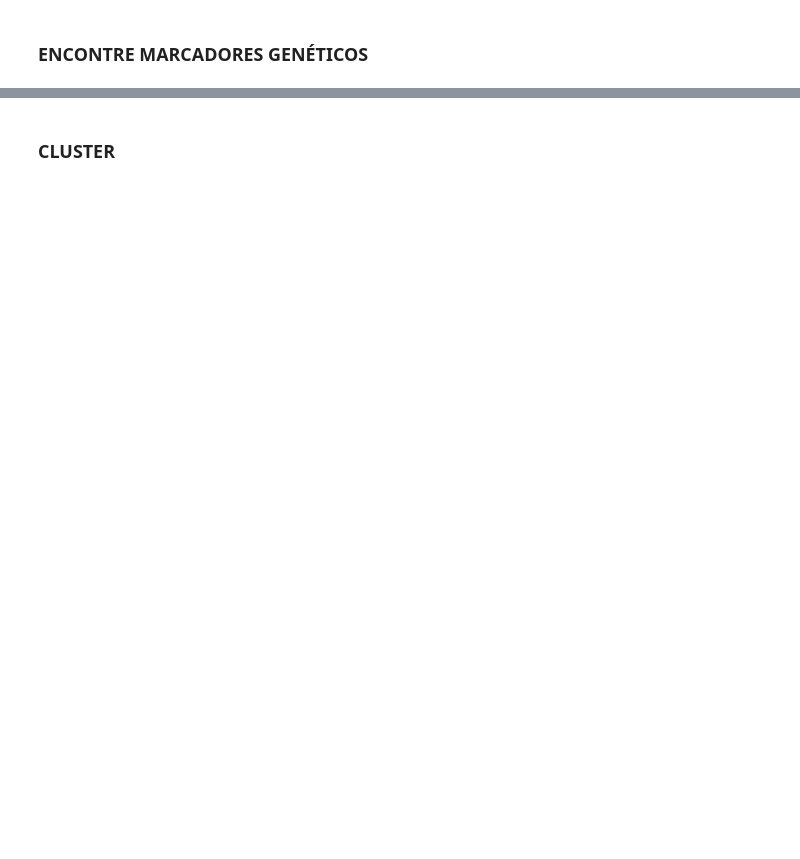
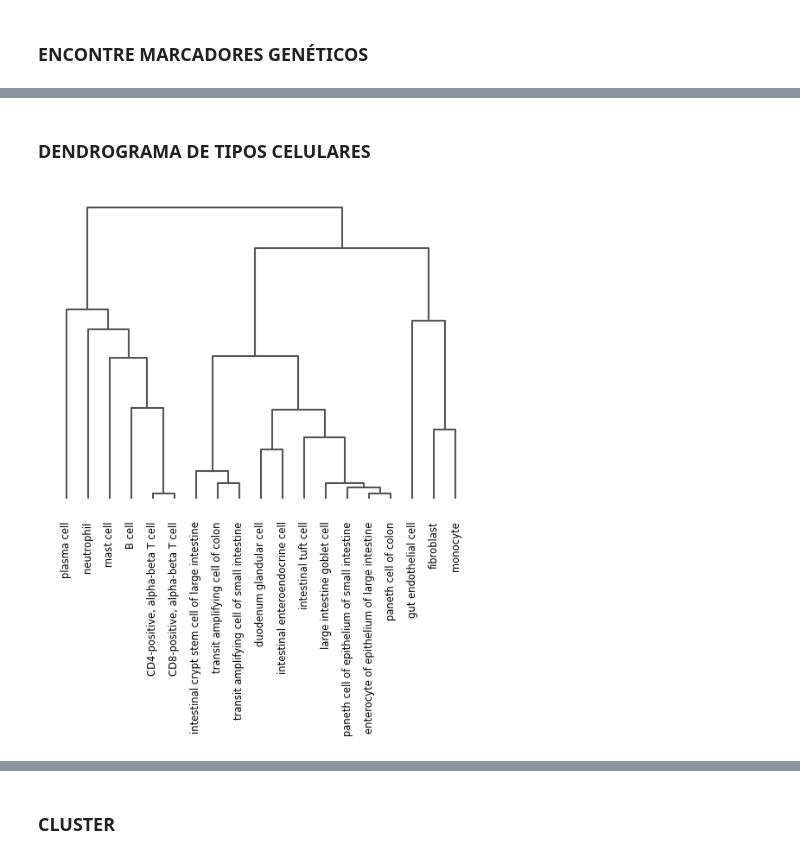
Before and after one commit to monocas/Bio_single_math, a Jupyter notebook: Biomath - Single Cells.ipynb, the cells around one changed output, grey strips where cells are left out. Drawn from its saved outputs; the diff is of its cells as text; code cells hidden in the pictures; blank space fills up the shorter version.

```diff
--- a/Biomath - Single Cells.ipynb
+++ b/Biomath - Single Cells.ipynb
@@ -97,0 +126,8 @@ sc.pl.rank_genes_groups(adata, sharey=False)
+# %% [markdown]
+### DENDROGRAMA DE TIPOS CELULARES
+# %%
+sc.tl.dendrogram(merged_adata, 'cell_type')
+sc.pl.dendrogram(merged_adata, 'cell_type')
+plt.show()
+# %% [output]
+[figure, added]
```
Also changed, not shown: parts of 21 cells of this notebook.
